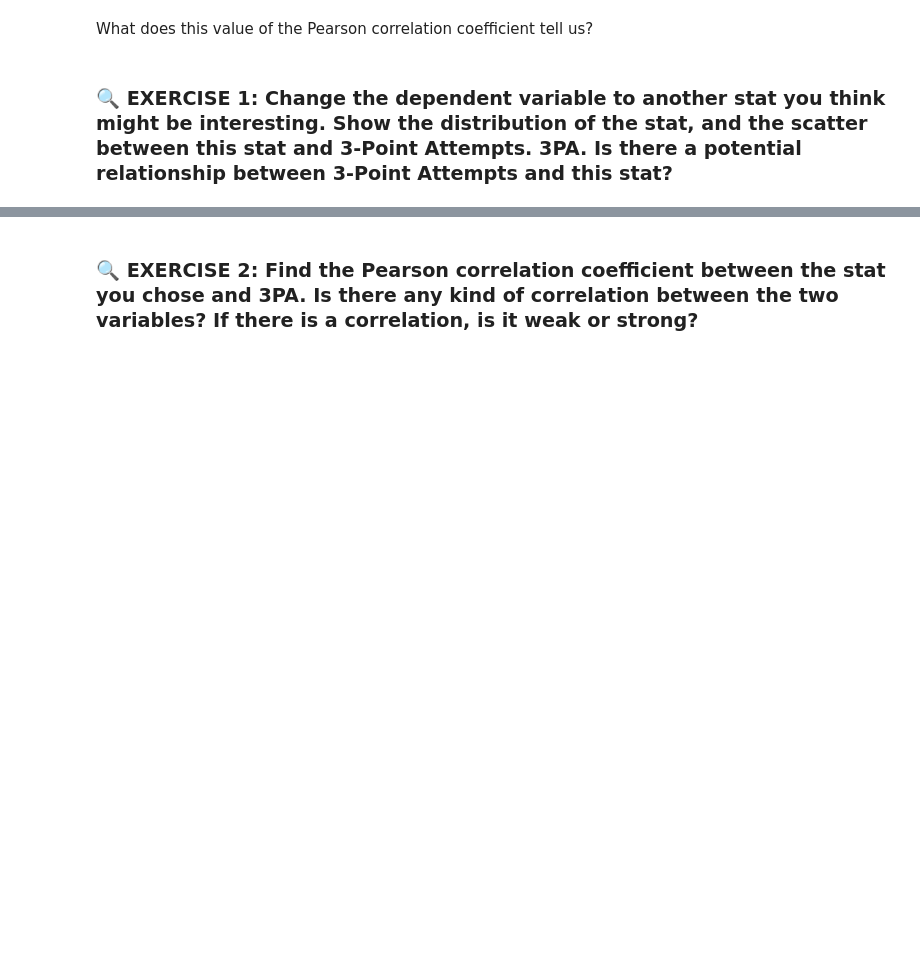
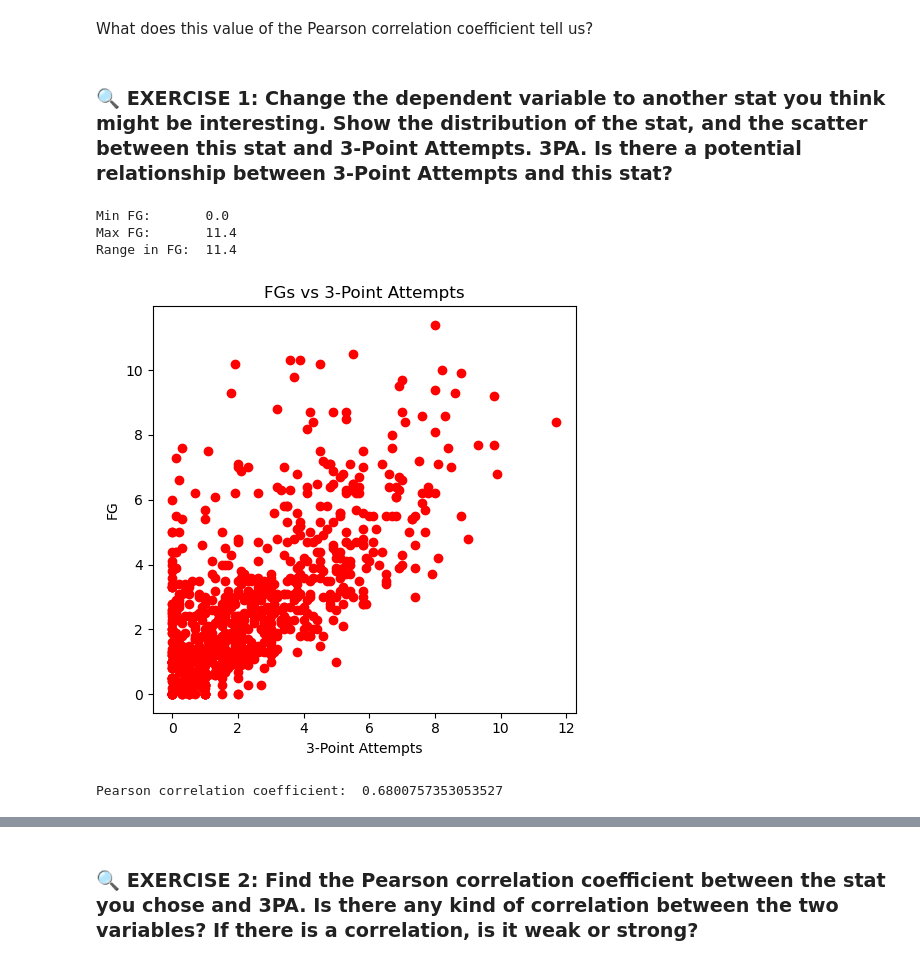
Before and after one commit to PrisonTeachingInitiative/CFR-2025, a Jupyter notebook: Stats/Notebooks/2-Correlation_regression.ipynb, the cells around one changed output, grey strips where cells are left out. Saved outputs shown, nothing was run; the diff lists cells and outputs as text; code cells hidden in the pictures; blank space fills up the shorter version.

```diff
--- a/Stats/Notebooks/2-Correlation_regression.ipynb
+++ b/Stats/Notebooks/2-Correlation_regression.ipynb
@@ -108,3 +108,47 @@ Pearson correlation coefficient:  0.969826964558363
 What does this value of the Pearson correlation coefficient tell us?
 # %% [markdown]
 ### 🔍 EXERCISE 1: Change the dependent variable to another stat you think might be interesting. Show the distribution of the stat, and the scatter between this stat and 3-Point Attempts. 3PA. Is there a potential relationship between 3-Point Attempts and this stat?
+# %%
+FG_min = np.min(NBA_regular_2021['FG'])
+FG_max = np.max(NBA_regular_2021['FG'])
+FG_Range = FG_max - FG_min
+
+print("Min FG:      ", FG_min)
+print("Max FG:      ", FG_max)
+print("Range in FG: ", FG_Range)
+# %% [output]
+Min FG:       0.0
+Max FG:       11.4
+Range in FG:  11.4
+# %%
+import matplotlib.pyplot as plt
+import numpy as np
+
+fig, axs = plt.subplots(1, 1, figsize=(5, 5))
+
+# Plot positive correlation -
+independent_variable = "3PA"
+dependent_variable = "FG"
+
+axs.scatter(NBA_regular_2021[independent_variable], NBA_regular_2021[dependent_variable], color='red')
+
+axs.set_title('FGs vs 3-Point Attempts')
+axs.set_xlabel("3-Point Attempts")
+axs.set_ylabel(dependent_variable)
+
+plt.tight_layout()
+plt.show()
+# %% [output]
+[figure, added]
+# %%
+# Compute Pearson correlation coefficient matrix
+independent_variable = "3PA"
+dependent_variable = "FG"
+correlation_matrix = np.corrcoef(NBA_regular_2021[independent_variable], NBA_regular_2021[dependent_variable])
+
+# Extract the coefficient
+R_Pearson = correlation_matrix[0, 1]
+
+print("Pearson correlation coefficient: ", R_Pearson)
+# %% [output]
+Pearson correlation coefficient:  0.6800757353053527
```
Also changed, not shown: parts of 12 cells of this notebook.
